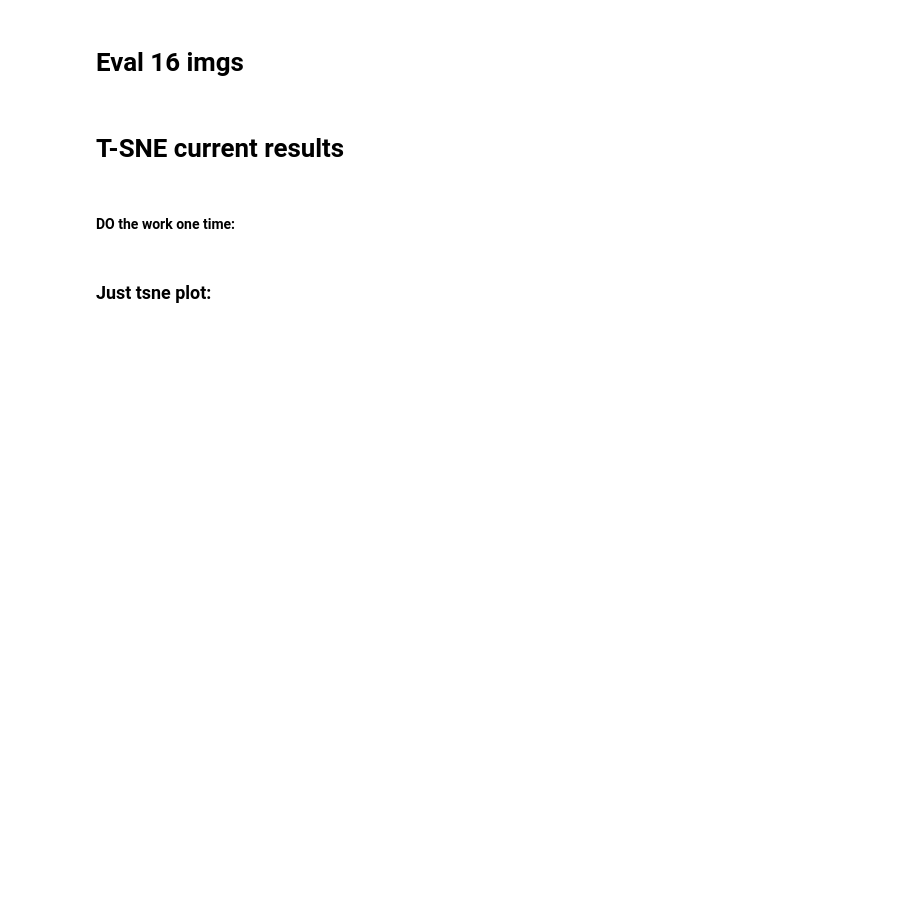
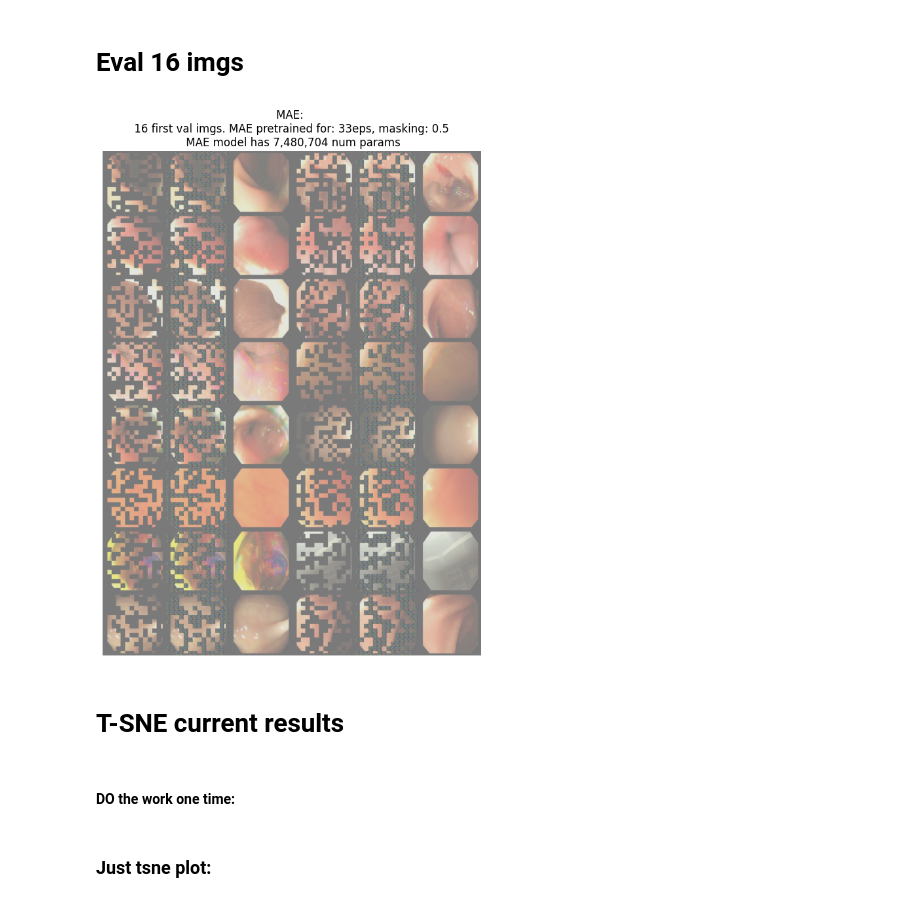
Before and after one commit to alexandermittet/BA, a Jupyter notebook: week6-pre-cluster win.ipynb, the cells around one changed output. Saved outputs shown, nothing was run; the diff lists cells and outputs as text; code cells hidden in the pictures; blank space fills up the shorter version.

```diff
--- a/week6-pre-cluster win.ipynb
+++ b/week6-pre-cluster win.ipynb
@@ -27,24 +27,25 @@ emb_dims =          192#192 #skal ku duvuderes med num_heads som er 4
 encoder_layers =    12#12 i timm
 
 
+### Global
+custom_opt =        "adamW" #bliver også brugt til fine tuning
+learn_rate =        0.001
+batch_size =        64
+load_prev_model_path        = r"C:\Users\alx\Downloads\mdl_ckpt\mae_m-0.5\mae_bs64.pth"
+load_prev_model =   False #mAe model load
+model_used =        "last"
+load_prev_fine_model_path   = f'C:\\Users\\alx\\Downloads\\mdl_ckpt\\mes_m-0.5\\mes_{model_used}.pth' #"den skal loade den som den selv gemmer"
+load_fine_tuned =   True #meS vi bliver nødt til, for at evaluere MES best.pth (og ikke last, som vi stadig ligger i memory)
+
 ### Pretraining
-custom_opt = "adam"
-learn_rate = 0.001
-load_prev_model_path = r"C:\Users\alx\Downloads\mdl_ckpt\mae_m-0.75\mae_best.pth"
-load_prev_fine_model_path = r'C:\Users\alx\Downloads\mdl_ckpt\mes_m-0.75\mes_best.pth'
-training =          True
+training =          False #Pre-training MAE
 num_epochs =        33
 dim =               224
-batch_size =        64
 mask_ratio =        0.50
-# wandb.config.mask_ratio = mask_ratio
-# wandb.config.batch_size = batch_size
 
 ### Fine-tuning
-load_prev_model =   False #mAe model load
-fine_tuning =       True
+fine_tuning =       False #MES training
 num_fine_epochs =   20 #overfitter efter færre faktisk, men vi gemmer også best
-load_fine_tuned =   False #meS model load - only for re-eval or deploy (rare)
 fine_tune_eval =    True
 
 
@@ -56,14 +57,14 @@ eval_plot_name =    f"MAE-370K_optim-{custom_opt}_max-epoch-{num_epochs}_bs-{bat
 tsne_plotting =     False
 tsne_target =       "validation images"
 plot_single_image = False
-plot_16_images =    False
+plot_16_images =    True
 
 ### Misc
-get_num_params =    True
+get_num_params =    False
 break_after_num_steps = -1
 use_class4 =        False
 
-run_name =          f"max-e-{num_epochs}_m-{mask_ratio}_fine-e-{num_fine_epochs}_bs-{batch_size}_emb_dim-{emb_dims}"
+run_name =          f"opt_{custom_opt}_max-e-{num_epochs}_m-{mask_ratio}_fine-e-{num_fine_epochs}_bs-{batch_size}_emb_dim-{emb_dims}"
 # %% [markdown]
 ## Dataset
 # %%
@@ -464,34 +454,36 @@ Model saved with avg loss 0.0019 at C:\Users\alx\Downloads\mdl_ckpt\mae_m-0.5\ma
 # %%
 if plot_16_images:
     if training == False:
         step_count = 1050
     import matplotlib.pyplot as plt
     import random
     num_samples = 16
     indices = random.sample(range(len(val_dataset)), num_samples)
     val_samples = [val_dataset[i][0] for i in indices]
     val_img = torch.stack(val_samples)
     #val_img = torch.stack([val_dataset[i][0] for i in range(21)])
 
 
     val_img = val_img.to(device)
     predicted_val_img, mask = model(val_img)
     predicted_val_img = predicted_val_img * mask + val_img * (1 - mask)
     img = torch.cat([val_img * (1 - mask), predicted_val_img, val_img], dim=0)
     img = rearrange(img, "(v h1 w1) c h w -> (h1 h) (w1 v w) c", w1=2, v=3)
     img_np = img.cpu().detach().numpy()
     min_val, max_val = np.min(img_np), np.max(img_np)
     range_val = max_val - min_val
 
     # Normalize the data
     normalized_img_np = (img_np - min_val) / range_val
 
     plt.figure(figsize=(10, 10))
     plt.axis('off')
-    plt.title(f'MAE: \n 16 first val imgs. MAE pretrained for: {step_count} total steps, masking: {mask_ratio} \n MAE model has {total_params:,.0f} num params')
+    plt.title(f'MAE: \n 16 first val imgs. MAE pretrained for: {num_epochs}eps, masking: {mask_ratio} \n MAE model has {total_params:,.0f} num params')
     plt.imshow(normalized_img_np)
     plt.savefig(f"plots/mae_image_16x_mae-step-{step_count}_m-{mask_ratio}_params-{total_params:,.0f}.png")
     plt.show()
+# %% [output]
+[figure, added]
 # %% [markdown]
 # T-SNE current results
 # %% [markdown]
```
Also changed, not shown: parts of 8 cells of this notebook, 1 other file.
